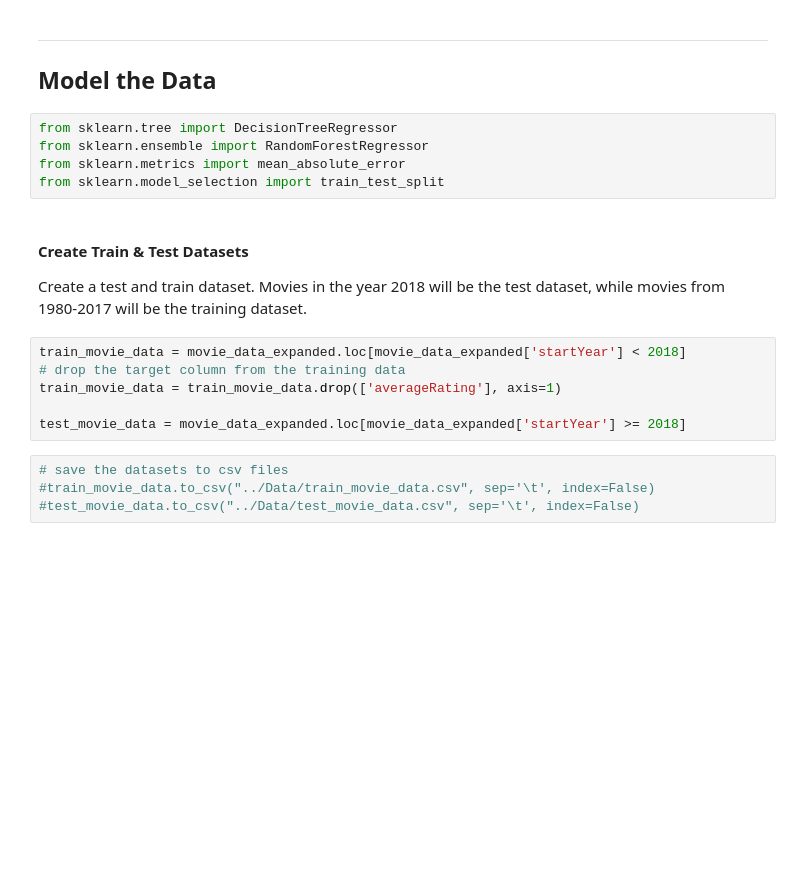
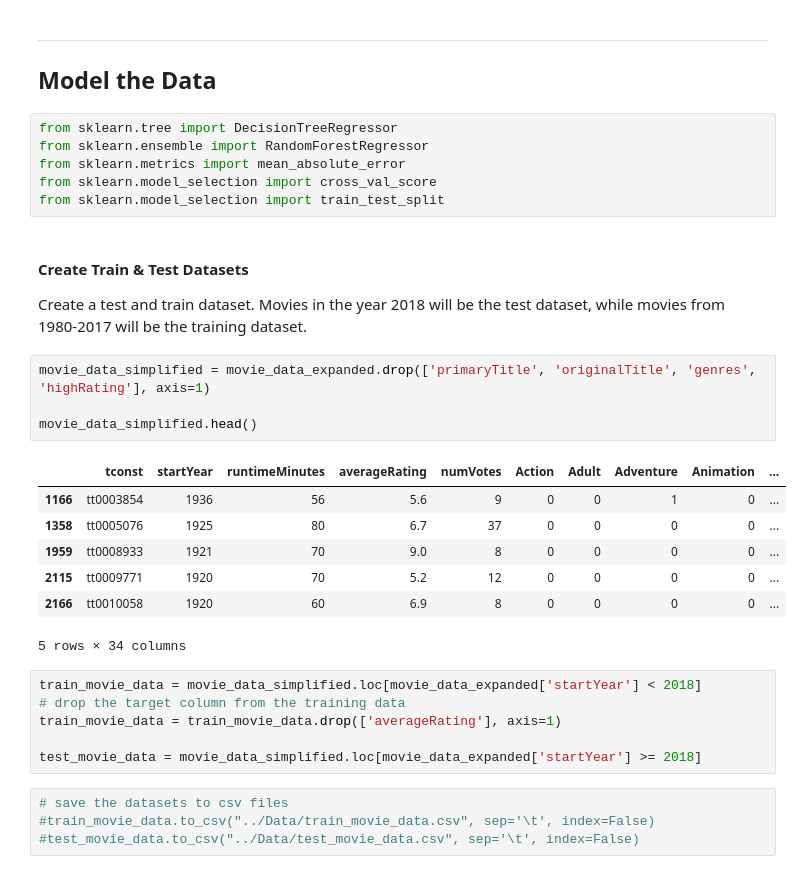
Before and after one commit to dniedermier-cscc/Scrum-Lords-Capstone-2018, a Jupyter notebook: IMDB/Working Notebooks/IMDB_Capstone_CS_v2.ipynb, the cells around one changed output. Cells and saved outputs as stored; diff of their text form; blank space fills up the shorter version.

Commit message:
Model Updates

```diff
--- a/IMDB/Working Notebooks/IMDB_Capstone_CS_v2.ipynb
+++ b/IMDB/Working Notebooks/IMDB_Capstone_CS_v2.ipynb
@@ -902,17 +969,30 @@ Name: highRating, dtype: int64
 from sklearn.tree import DecisionTreeRegressor
 from sklearn.ensemble import RandomForestRegressor
 from sklearn.metrics import mean_absolute_error
+from sklearn.model_selection import cross_val_score
 from sklearn.model_selection import train_test_split
 # %% [markdown]
 #### Create Train & Test Datasets
 
 Create a test and train dataset. Movies in the year 2018 will be the test dataset, while movies from 1980-2017 will be the training dataset.
+# %%
+movie_data_simplified = movie_data_expanded.drop(['primaryTitle', 'originalTitle', 'genres', 'highRating'], axis=1)
+
+movie_data_simplified.head()
+# %% [output]
+|  | tconst | startYear | runtimeMinutes | averageRating | numVotes | Action | Adult | Adventure | Animation | ... |
+| 1166 | tt0003854 | 1936 | 56 | 5.6 | 9 | 0 | 0 | 1 | 0 | ... |
+| 1358 | tt0005076 | 1925 | 80 | 6.7 | 37 | 0 | 0 | 0 | 0 | ... |
+| 1959 | tt0008933 | 1921 | 70 | 9.0 | 8 | 0 | 0 | 0 | 0 | ... |
+| 2115 | tt0009771 | 1920 | 70 | 5.2 | 12 | 0 | 0 | 0 | 0 | ... |
+| 2166 | tt0010058 | 1920 | 60 | 6.9 | 8 | 0 | 0 | 0 | 0 | ... |
+5 rows × 34 columns
 # %%
-train_movie_data = movie_data_expanded.loc[movie_data_expanded['startYear'] < 2018]
+train_movie_data = movie_data_simplified.loc[movie_data_expanded['startYear'] < 2018]
 # drop the target column from the training data
 train_movie_data = train_movie_data.drop(['averageRating'], axis=1)
 
-test_movie_data = movie_data_expanded.loc[movie_data_expanded['startYear'] >= 2018]
+test_movie_data = movie_data_simplified.loc[movie_data_expanded['startYear'] >= 2018]
 # %%
 # save the datasets to csv files
 #train_movie_data.to_csv("../Data/train_movie_data.csv", sep='\t', index=False)
```
Also changed, not shown: parts of 28 cells of this notebook, 1 other file.
